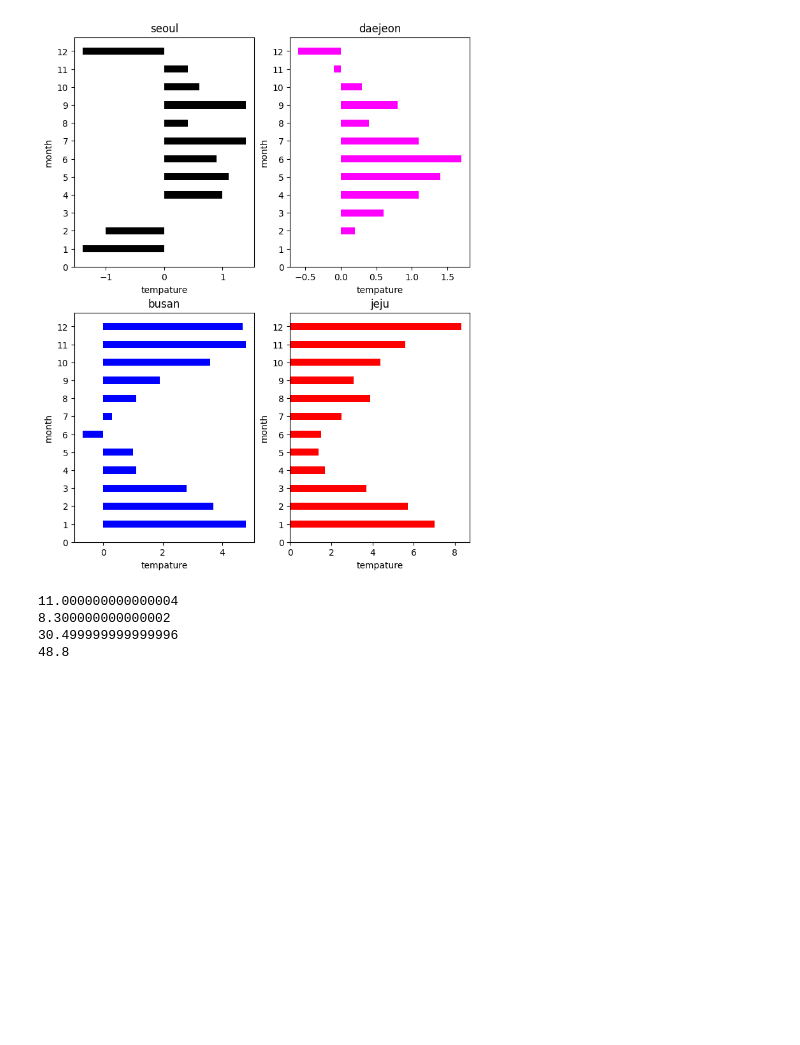
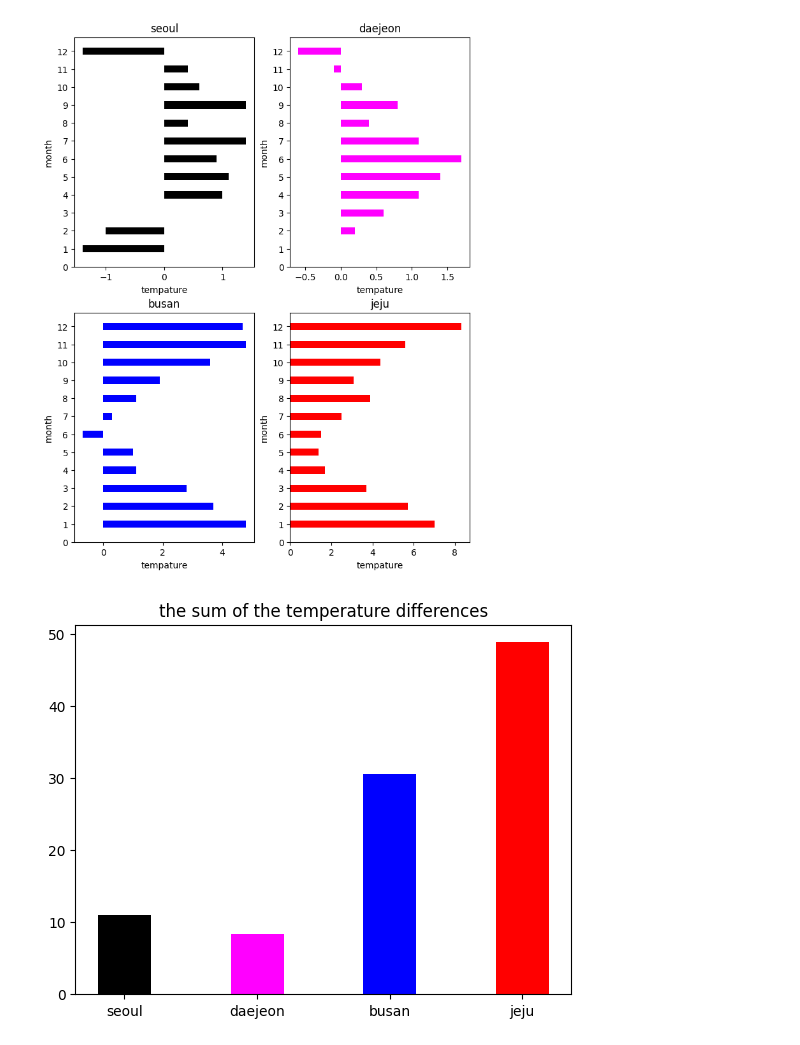
Before and after one commit to tmdcks801/hw6_ksw, a Jupyter notebook: q1/q1.ipynb, the cells around one changed output. Drawn from its saved outputs; the diff is of its cells as text; code cells hidden in the pictures; blank space fills up the shorter version.

```diff
--- a/q1/q1.ipynb
+++ b/q1/q1.ipynb
@@ -101,39 +101,38 @@ if __name__=="__main__":
     fig.subplots_adjust(top=1.1)
     axs[0, 0].barh(month, sseoul, height=-0.4, color='black')
     axs[0, 1].barh(month, ddajun, height=-0.4, color='magenta')
     axs[1, 0].barh(month, bbusan, height=-0.4, color='blue')
     axs[1, 1].barh(month, jjaeju, height=-0.4, color='red')
 
     axs[0, 0].set_yticks(range(0, 13, 1))
     axs[0, 1].set_yticks(range(0, 13, 1))
     axs[1, 1].set_yticks(range(0, 13, 1))
     axs[1, 0].set_yticks(range(0, 13, 1))
 
     axs[0, 0].set_ylabel("month")
     axs[0, 1].set_ylabel("month")
     axs[1, 0].set_ylabel("month")
     axs[1, 1].set_ylabel("month")
 
     axs[0, 0].set_xlabel("tempature")
     axs[1, 0].set_xlabel("tempature")
     axs[0, 1].set_xlabel("tempature")
     axs[1, 1].set_xlabel("tempature")
 
     axs[0, 0].set_title("seoul")
     axs[0, 1].set_title("daejeon")
     axs[1, 0].set_title("busan")
     axs[1, 1].set_title("jeju")
 
+
+
     plt.show()
-
-    print(round(np.sum(np.abs(sseoul)))
-    print(np.sum(np.abs(ddajun)))
-    print(np.sum(np.abs(bbusan)))
-    print(np.sum(np.abs(jjaeju)))
+    fig = plt.figure()
+    sum_mi=[round(np.sum(np.abs(sseoul)),3),round(np.sum(np.abs(ddajun)),3),round(np.sum(np.abs(bbusan)),3),round(np.sum(np.abs(jjaeju)),3)]
+    plt.bar(["seoul","daejeon","busan","jeju"],sum_mi,width=0.4, color=['black','magenta','blue','red'])
+    plt.title("the sum of the temperature differences")
+    plt.show()
 # %% [output]
 [figure]
 [figure]
-11.000000000000004
-8.300000000000002
-30.499999999999996
-48.8
+[figure, added]
```
